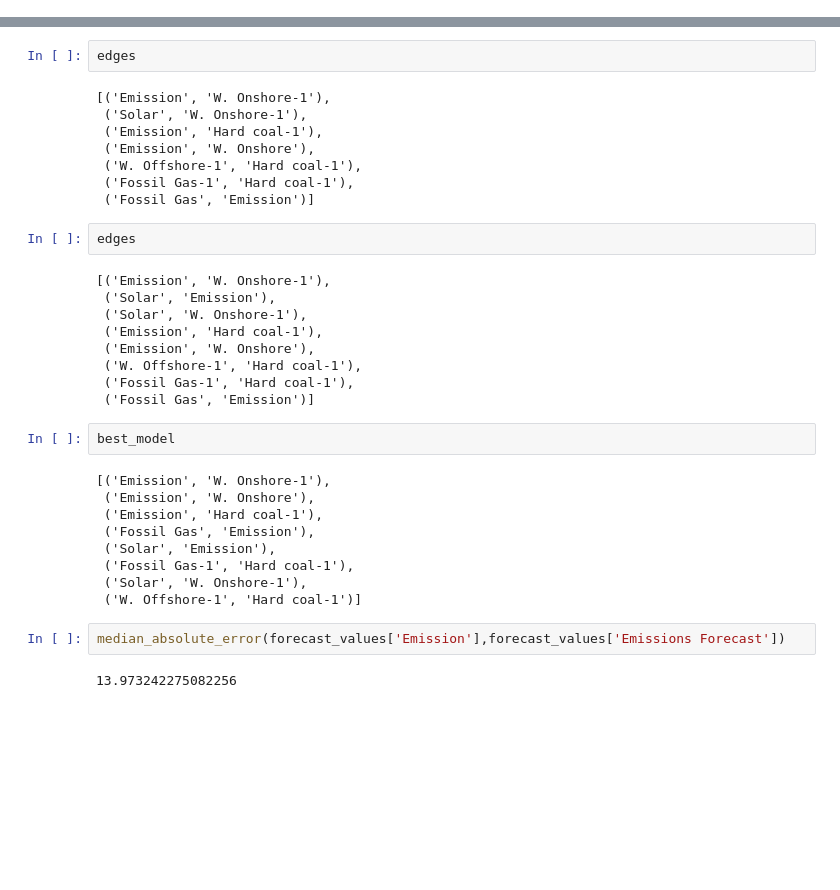
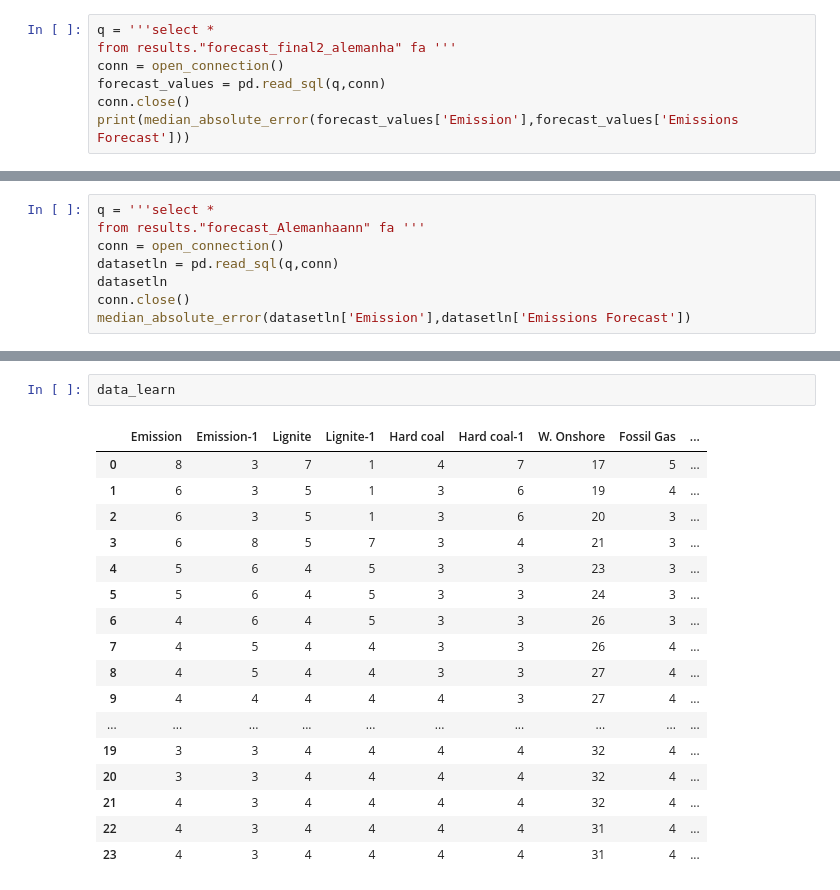
Before and after one commit to TalyssonS/Evolving-DBN-, a Jupyter notebook: Untitled.ipynb, the cells around one changed output, grey strips where cells are left out. Saved outputs shown, nothing was run; the diff lists cells and outputs as text; blank space fills up the shorter version.

```diff
--- a/Untitled.ipynb
+++ b/Untitled.ipynb
@@ -0,0 +117,7 @@
+# %%
+q = '''select *
+from results."forecast_final2_alemanha" fa '''
+conn = open_connection()
+forecast_values = pd.read_sql(q,conn)
+conn.close()
+print(median_absolute_error(forecast_values['Emission'],forecast_values['Emissions Forecast']))
@@ -0,0 +126,8 @@
+# %%
+q = '''select *
+from results."forecast_Alemanhaann" fa '''
+conn = open_connection()
+datasetln = pd.read_sql(q,conn)
+datasetln
+conn.close()
+median_absolute_error(datasetln['Emission'],datasetln['Emissions Forecast'])
@@ -562,36 +742,20 @@ forecast_values
-# %%
-edges
-# %% [output]
-[('Emission', 'W. Onshore-1'),
- ('Solar', 'W. Onshore-1'),
- ('Emission', 'Hard coal-1'),
- ('Emission', 'W. Onshore'),
- ('W. Offshore-1', 'Hard coal-1'),
- ('Fossil Gas-1', 'Hard coal-1'),
- ('Fossil Gas', 'Emission')]
-# %%
-edges
-# %% [output]
-[('Emission', 'W. Onshore-1'),
- ('Solar', 'Emission'),
- ('Solar', 'W. Onshore-1'),
- ('Emission', 'Hard coal-1'),
- ('Emission', 'W. Onshore'),
- ('W. Offshore-1', 'Hard coal-1'),
- ('Fossil Gas-1', 'Hard coal-1'),
- ('Fossil Gas', 'Emission')]
-# %%
-best_model
-# %% [output]
-[('Emission', 'W. Onshore-1'),
- ('Emission', 'W. Onshore'),
- ('Emission', 'Hard coal-1'),
- ('Fossil Gas', 'Emission'),
- ('Solar', 'Emission'),
- ('Fossil Gas-1', 'Hard coal-1'),
- ('Solar', 'W. Onshore-1'),
- ('W. Offshore-1', 'Hard coal-1')]
-# %%
-median_absolute_error(forecast_values['Emission'],forecast_values['Emissions Forecast'])
-# %% [output]
-13.973242275082256
+# %%
+data_learn
+# %% [output]
+|  | Emission | Emission-1 | Lignite | Lignite-1 | Hard coal | Hard coal-1 | W. Onshore | Fossil Gas | ... |
+| 0 | 8 | 3 | 7 | 1 | 4 | 7 | 17 | 5 | ... |
+| 1 | 6 | 3 | 5 | 1 | 3 | 6 | 19 | 4 | ... |
+| 2 | 6 | 3 | 5 | 1 | 3 | 6 | 20 | 3 | ... |
+| 3 | 6 | 8 | 5 | 7 | 3 | 4 | 21 | 3 | ... |
+| 4 | 5 | 6 | 4 | 5 | 3 | 3 | 23 | 3 | ... |
+| 5 | 5 | 6 | 4 | 5 | 3 | 3 | 24 | 3 | ... |
+| 6 | 4 | 6 | 4 | 5 | 3 | 3 | 26 | 3 | ... |
+| 7 | 4 | 5 | 4 | 4 | 3 | 3 | 26 | 4 | ... |
+| 8 | 4 | 5 | 4 | 4 | 3 | 3 | 27 | 4 | ... |
+| 9 | 4 | 4 | 4 | 4 | 4 | 3 | 27 | 4 | ... |
+| ... | ... | ... | ... | ... | ... | ... | ... | ... | ... |
+| 19 | 3 | 3 | 4 | 4 | 4 | 4 | 32 | 4 | ... |
+| 20 | 3 | 3 | 4 | 4 | 4 | 4 | 32 | 4 | ... |
+| 21 | 4 | 3 | 4 | 4 | 4 | 4 | 32 | 4 | ... |
+| 22 | 4 | 3 | 4 | 4 | 4 | 4 | 31 | 4 | ... |
+| 23 | 4 | 3 | 4 | 4 | 4 | 4 | 31 | 4 | ... |
```
Also changed, not shown: parts of 15 cells of this notebook, 49 other files.
